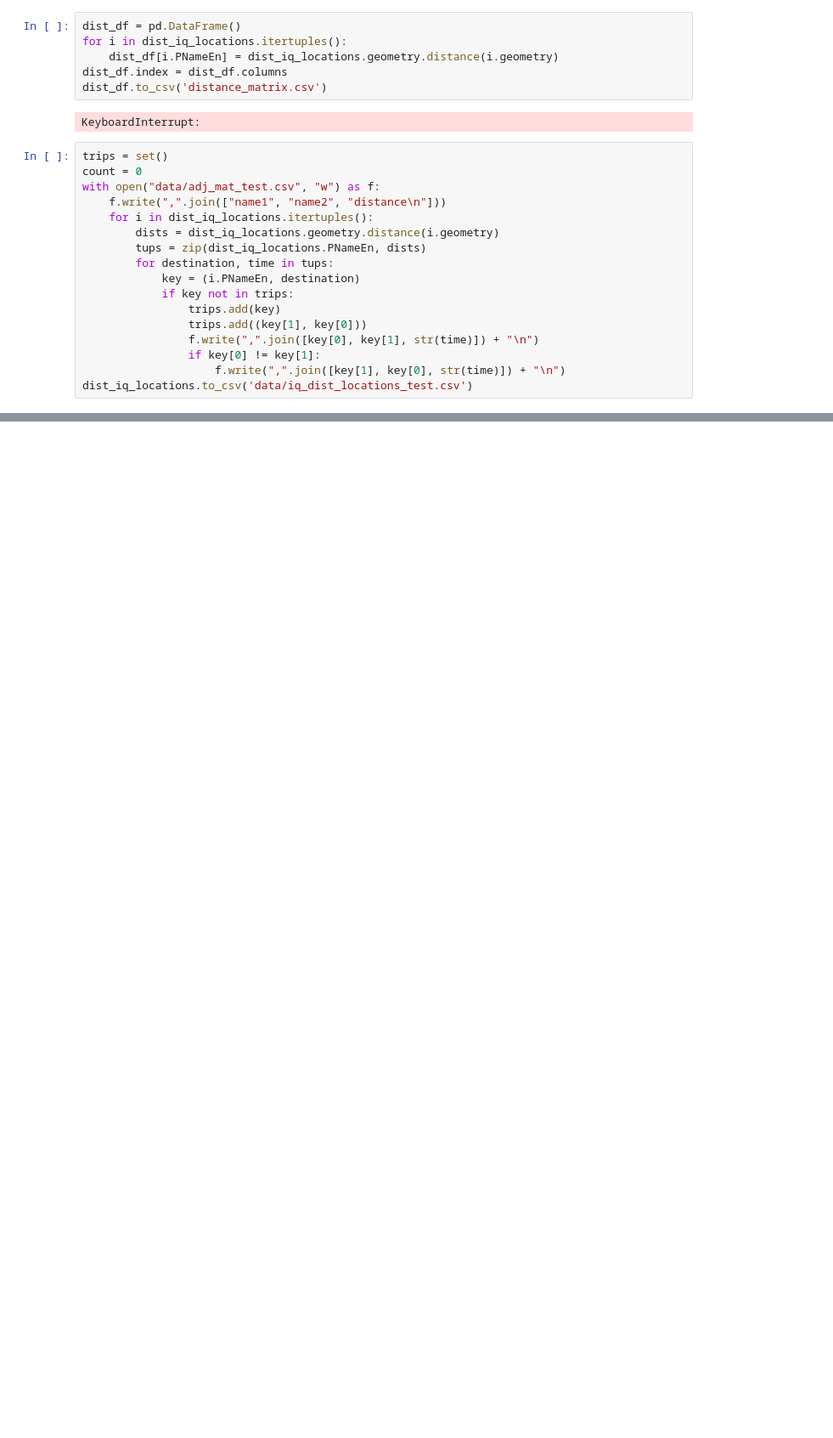
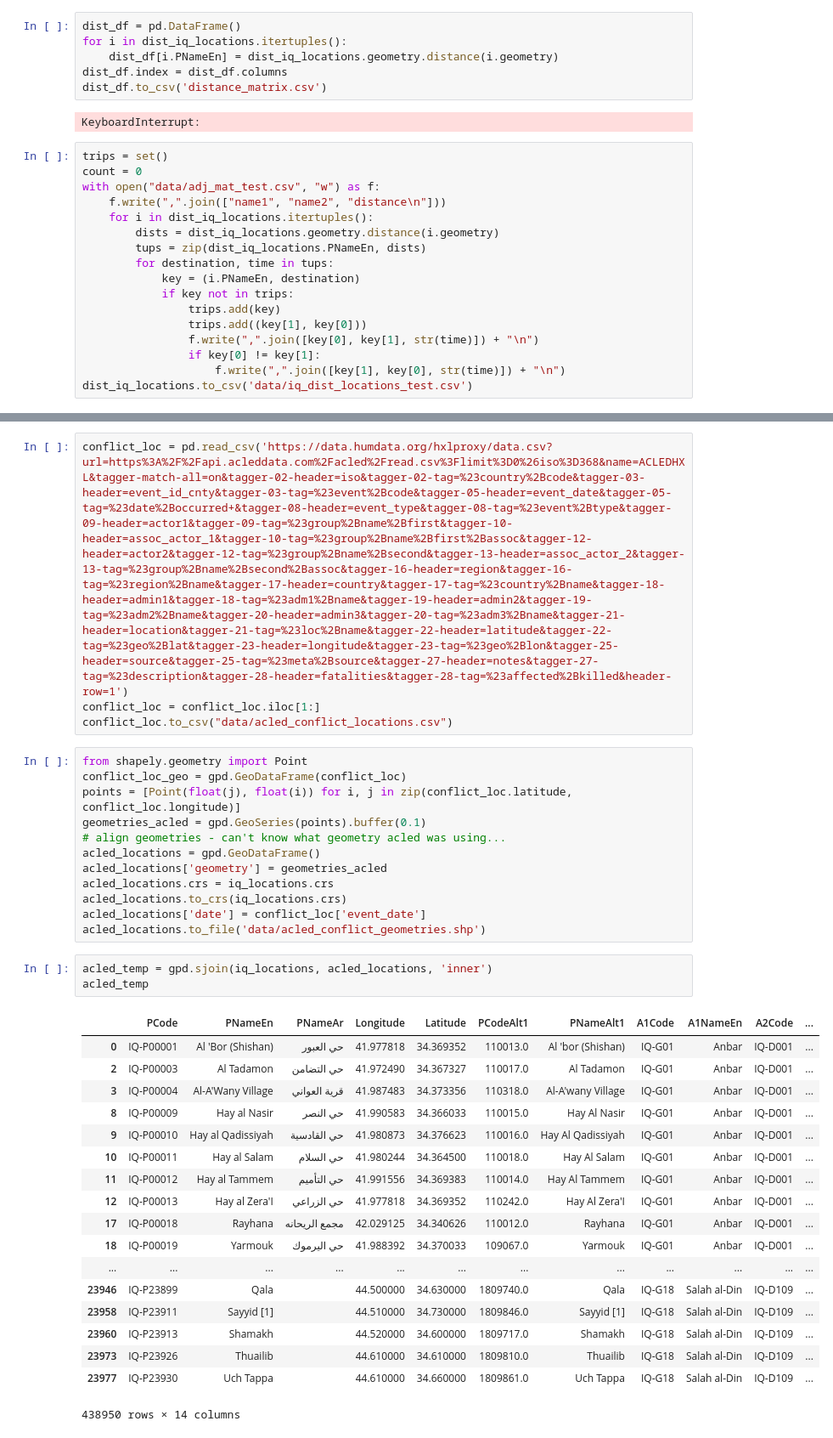
Before and after one commit to tamos/MACS30200proj, a Jupyter notebook: paper_code/DataPreparation_Flee.ipynb, the cells around one changed output, grey strips where cells are left out. Shown: that part at 85% size. Drawn from its saved outputs; the diff is of its cells as text; blank space fills up the shorter version.

```diff
--- a/paper_code/DataPreparation_Flee.ipynb
+++ b/paper_code/DataPreparation_Flee.ipynb
@@ -115,0 +118,38 @@ dist_iq_locations.to_csv('data/iq_dist_locations_test.csv')
+# %%
+conflict_loc = pd.read_csv('https://data.humdata.org/hxlproxy/data.csv?url=https%3A%2F%2Fapi.acleddata.com%2Facled%2Fread.csv%3Flimit%3D0%26iso%3D368&name=ACLEDHXL&tagger-match-all=on&tagger-02-header=iso&tagger-02-tag=%23country%2Bcode&tagger-03-header=event_id_cnty&tagger-03-tag=%23event%2Bcode&tagger-05-header=event_date&tagger-05-tag=%23date%2Boccurred+&tagger-08-header=event_type&tagger-08-tag=%23event%2Btype&tagger-09-header=actor1&tagger-09-tag=%23group%2Bname%2Bfirst&tagger-10-header=assoc_actor_1&tagger-10-tag=%23group%2Bname%2Bfirst%2Bassoc&tagger-12-header=actor2&tagger-12-tag=%23group%2Bname%2Bsecond&tagger-13-header=assoc_actor_2&tagger-13-tag=%23group%2Bname%2Bsecond%2Bassoc&tagger-16-header=region&tagger-16-tag=%23region%2Bname&tagger-17-header=country&tagger-17-tag=%23country%2Bname&tagger-18-header=admin1&tagger-18-tag=%23adm1%2Bname&tagger-19-header=admin2&tagger-19-tag=%23adm2%2Bname&tagger-20-header=admin3&tagger-20-tag=%23adm3%2Bname&tagger-21-header=location&tagger-21-tag=%23loc%2Bname&tagger-22-header=latitude&tagger-22-tag=%23geo%2Blat&tagger-23-header=longitude&tagger-23-tag=%23geo%2Blon&tagger-25-header=source&tagger-25-tag=%23meta%2Bsource&tagger-27-header=notes&tagger-27-tag=%23description&tagger-28-header=fatalities&tagger-28-tag=%23affected%2Bkilled&header-row=1')
+conflict_loc = conflict_loc.iloc[1:]
+conflict_loc.to_csv("data/acled_conflict_locations.csv")
+# %%
+from shapely.geometry import Point
+conflict_loc_geo = gpd.GeoDataFrame(conflict_loc)
+points = [Point(float(j), float(i)) for i, j in zip(conflict_loc.latitude, conflict_loc.longitude)]
+geometries_acled = gpd.GeoSeries(points).buffer(0.1)
+# align geometries - can't know what geometry acled was using...
+acled_locations = gpd.GeoDataFrame()
+acled_locations['geometry'] = geometries_acled
+acled_locations.crs = iq_locations.crs
+acled_locations.to_crs(iq_locations.crs)
+acled_locations['date'] = conflict_loc['event_date']
+acled_locations.to_file('data/acled_conflict_geometries.shp')
+# %%
+acled_temp = gpd.sjoin(iq_locations, acled_locations, 'inner')
+acled_temp
+# %% [output]
+|  | PCode | PNameEn | PNameAr | Longitude | Latitude | PCodeAlt1 | PNameAlt1 | A1Code | A1NameEn | A2Code | ... |
+| 0 | IQ-P00001 | Al 'Bor (Shishan) | حي العبور | 41.977818 | 34.369352 | 110013.0 | Al 'bor (Shishan) | IQ-G01 | Anbar | IQ-D001 | ... |
+| 2 | IQ-P00003 | Al Tadamon | حي التضامن | 41.972490 | 34.367327 | 110017.0 | Al Tadamon | IQ-G01 | Anbar | IQ-D001 | ... |
+| 3 | IQ-P00004 | Al-A'Wany Village | قرية العواني | 41.987483 | 34.373356 | 110318.0 | Al-A'wany Village | IQ-G01 | Anbar | IQ-D001 | ... |
+| 8 | IQ-P00009 | Hay al Nasir | حي النصر | 41.990583 | 34.366033 | 110015.0 | Hay Al Nasir | IQ-G01 | Anbar | IQ-D001 | ... |
+| 9 | IQ-P00010 | Hay al Qadissiyah | حي القادسية | 41.980873 | 34.376623 | 110016.0 | Hay Al Qadissiyah | IQ-G01 | Anbar | IQ-D001 | ... |
+| 10 | IQ-P00011 | Hay al Salam | حي السلام | 41.980244 | 34.364500 | 110018.0 | Hay Al Salam | IQ-G01 | Anbar | IQ-D001 | ... |
+| 11 | IQ-P00012 | Hay al Tammem | حي التأميم | 41.991556 | 34.369383 | 110014.0 | Hay Al Tammem | IQ-G01 | Anbar | IQ-D001 | ... |
+| 12 | IQ-P00013 | Hay al Zera'I | حي الزراعي | 41.977818 | 34.369352 | 110242.0 | Hay Al Zera'I | IQ-G01 | Anbar | IQ-D001 | ... |
+| 17 | IQ-P00018 | Rayhana | مجمع الريحانه | 42.029125 | 34.340626 | 110012.0 | Rayhana | IQ-G01 | Anbar | IQ-D001 | ... |
+| 18 | IQ-P00019 | Yarmouk | حي اليرموك | 41.988392 | 34.370033 | 109067.0 | Yarmouk | IQ-G01 | Anbar | IQ-D001 | ... |
+| ... | ... | ... | ... | ... | ... | ... | ... | ... | ... | ... | ... |
+| 23946 | IQ-P23899 | Qala |  | 44.500000 | 34.630000 | 1809740.0 | Qala | IQ-G18 | Salah al-Din | IQ-D109 | ... |
+| 23958 | IQ-P23911 | Sayyid [1] |  | 44.510000 | 34.730000 | 1809846.0 | Sayyid [1] | IQ-G18 | Salah al-Din | IQ-D109 | ... |
+| 23960 | IQ-P23913 | Shamakh |  | 44.520000 | 34.600000 | 1809717.0 | Shamakh | IQ-G18 | Salah al-Din | IQ-D109 | ... |
+| 23973 | IQ-P23926 | Thuailib |  | 44.610000 | 34.610000 | 1809810.0 | Thuailib | IQ-G18 | Salah al-Din | IQ-D109 | ... |
+| 23977 | IQ-P23930 | Uch Tappa |  | 44.610000 | 34.660000 | 1809861.0 | Uch Tappa | IQ-G18 | Salah al-Din | IQ-D109 | ... |
+438950 rows × 14 columns
```
Also changed, not shown: parts of 1 cell of this notebook.
